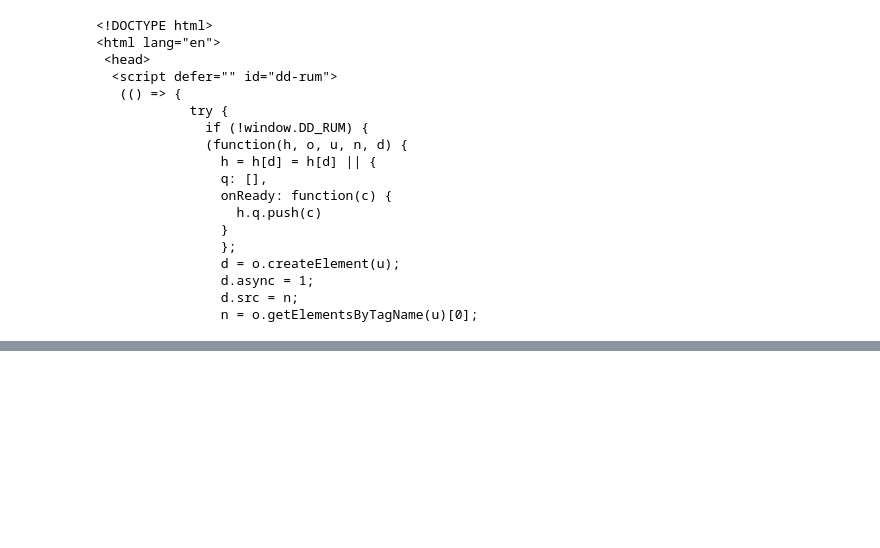
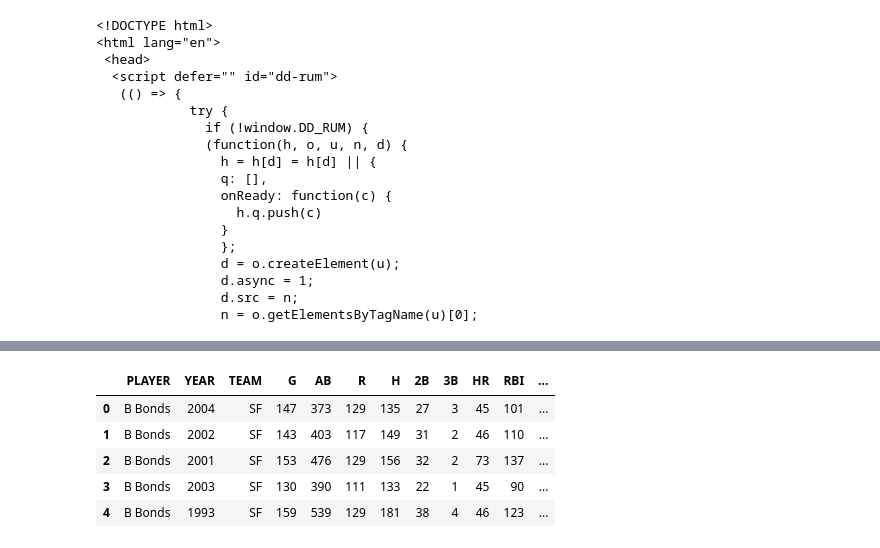
Before and after one commit to 4GeeksAcademy/helloklow-web-scraping-project-tutorial, a Jupyter notebook: src/explore.ipynb, the cells around one changed output, grey strips where cells are left out. Cells and saved outputs as stored; diff of their text form; code cells hidden in the pictures; blank space fills up the shorter version.

```diff
--- a/src/explore.ipynb
+++ b/src/explore.ipynb
@@ -124,0 +135,26 @@ print(table_data[:5])
+# %%
+# Step 4: Process the DataFrame (cont)
+
+# Extract table data
+all_rows = []
+
+# Get all <tr> tags. Each <tr> contains the data for each table row
+tr_tags = table.find_all('tr')
+
+for tr in tr_tags[1:]:
+    row = []
+
+    # Get player name for the row
+    player_span = tr.find_all('span', class_='short-IiSPVSQp')
+    player_name = ' '.join(span.text for span in player_span)
+
+    # Add player name to row
+    row.append(player_name)
+
+    # Get other row elements and append to row
+    other_row_elements = [row.append(td.text.strip()) for td in tr.find_all('td')]
+
+    # Append row to all_rows
+    all_rows.append(row)
+
+all_rows
@@ -124,0 +179,15 @@ print(table_data[:5])
+# %%
+# Step 4: Process the DataFrame (cont)
+
+# Create DataFrame
+df = pd.DataFrame(all_rows, columns=columns)
+
+# Display DataFrame
+df.head()
+# %% [output]
+|  | PLAYER | YEAR | TEAM | G | AB | R | H | 2B | 3B | HR | RBI | ... |
+| 0 | B Bonds | 2004 | SF | 147 | 373 | 129 | 135 | 27 | 3 | 45 | 101 | ... |
+| 1 | B Bonds | 2002 | SF | 143 | 403 | 117 | 149 | 31 | 2 | 46 | 110 | ... |
+| 2 | B Bonds | 2001 | SF | 153 | 476 | 129 | 156 | 32 | 2 | 73 | 137 | ... |
+| 3 | B Bonds | 2003 | SF | 130 | 390 | 111 | 133 | 22 | 1 | 45 | 90 | ... |
+| 4 | B Bonds | 1993 | SF | 159 | 539 | 129 | 181 | 38 | 4 | 46 | 123 | ... |
```
Also changed, not shown: parts of 12 cells of this notebook, 2 other files.
